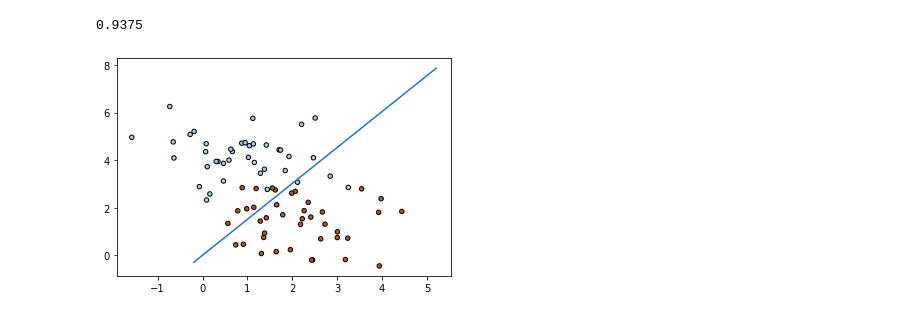
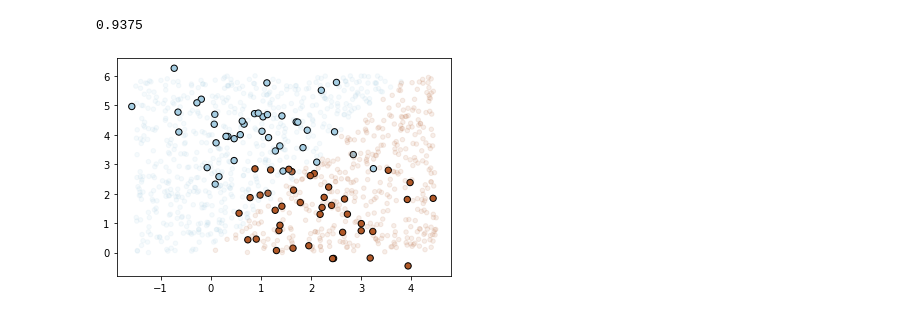
Before and after one commit to waitingcheung/PyML, a Jupyter notebook: examples/logistic_regression.ipynb, the cells around one changed output. Saved outputs shown, nothing was run; the diff lists cells and outputs as text; code cells hidden in the pictures.

```diff
--- a/examples/logistic_regression.ipynb
+++ b/examples/logistic_regression.ipynb
@@ -57,16 +57,18 @@ accuracy_score(y_test, clf.predict(X_test))
 0.9375
 # %%
 # plot the results
+np.random.seed(seed=0)
+
+X_new = [-1.5, 0] + [6, 6] * np.random.rand(1000, 2)
+y_new = model.predict(X_new)
+
 ax = plt.axes()
 
-X_values = [np.min(X_test[:, 1]), np.max(X_test[:, 1])]
-y_values = np.dot(-1. / model.weights[1], np.dot(model.weights[0], X_values))
-
-plt.scatter(X[:, 0], X[:, 1], c=y, cmap=plt.cm.Paired, edgecolor='black', s=20)
-plt.plot(X_values, y_values)
+plt.scatter(X[:, 0], X[:, 1], c=y, cmap=plt.cm.Paired, edgecolor='black', s=40)
+plt.scatter(X_new[:, 0], X_new[:, 1], c=y_new, cmap=plt.cm.Paired, s=20, alpha=0.1)
 
 plt.axis('tight')
 
 plt.show()
 # %% [output]
-[figure, old version]
+[figure, new version]
```
Also changed, not shown: parts of 2 cells of this notebook.
